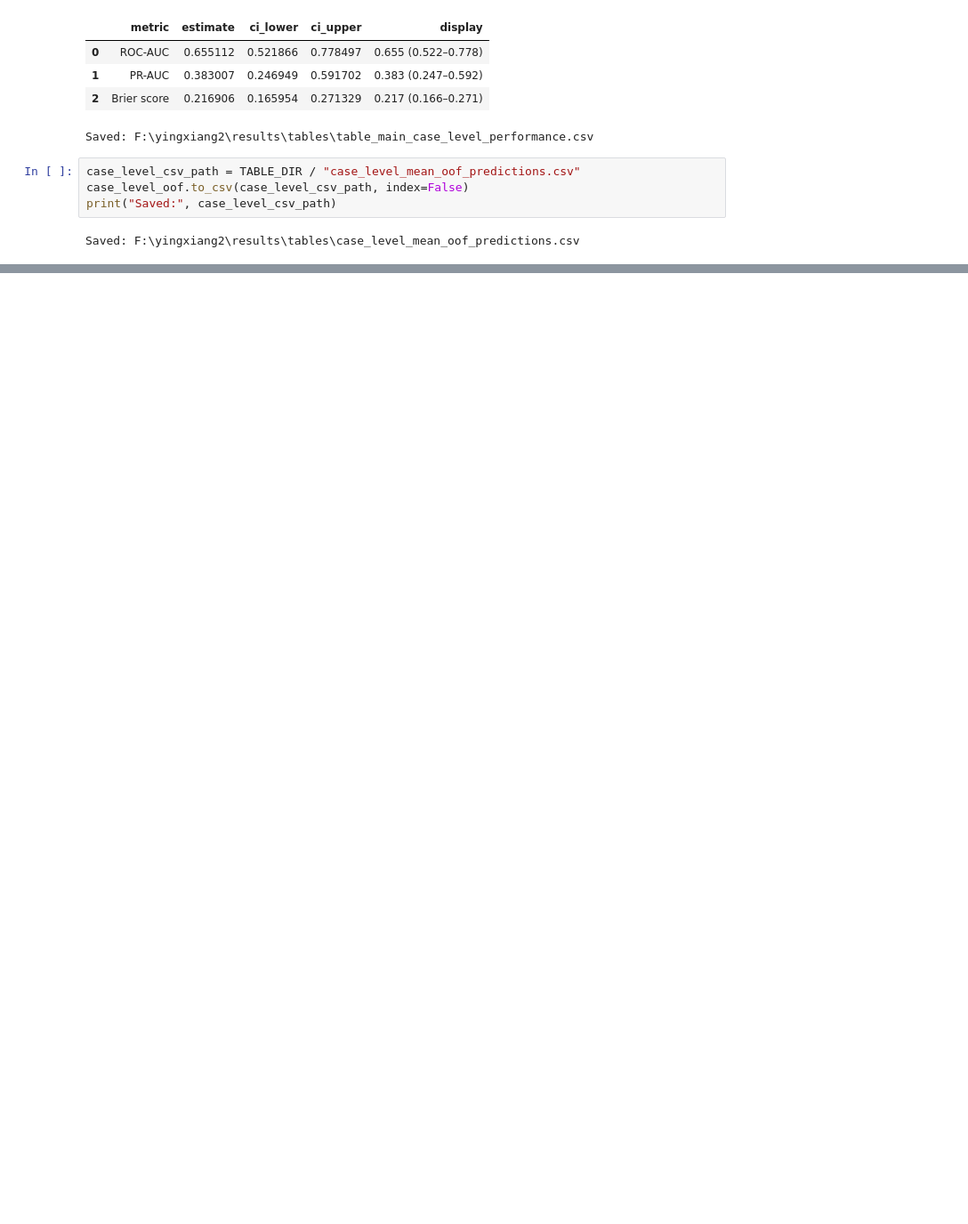
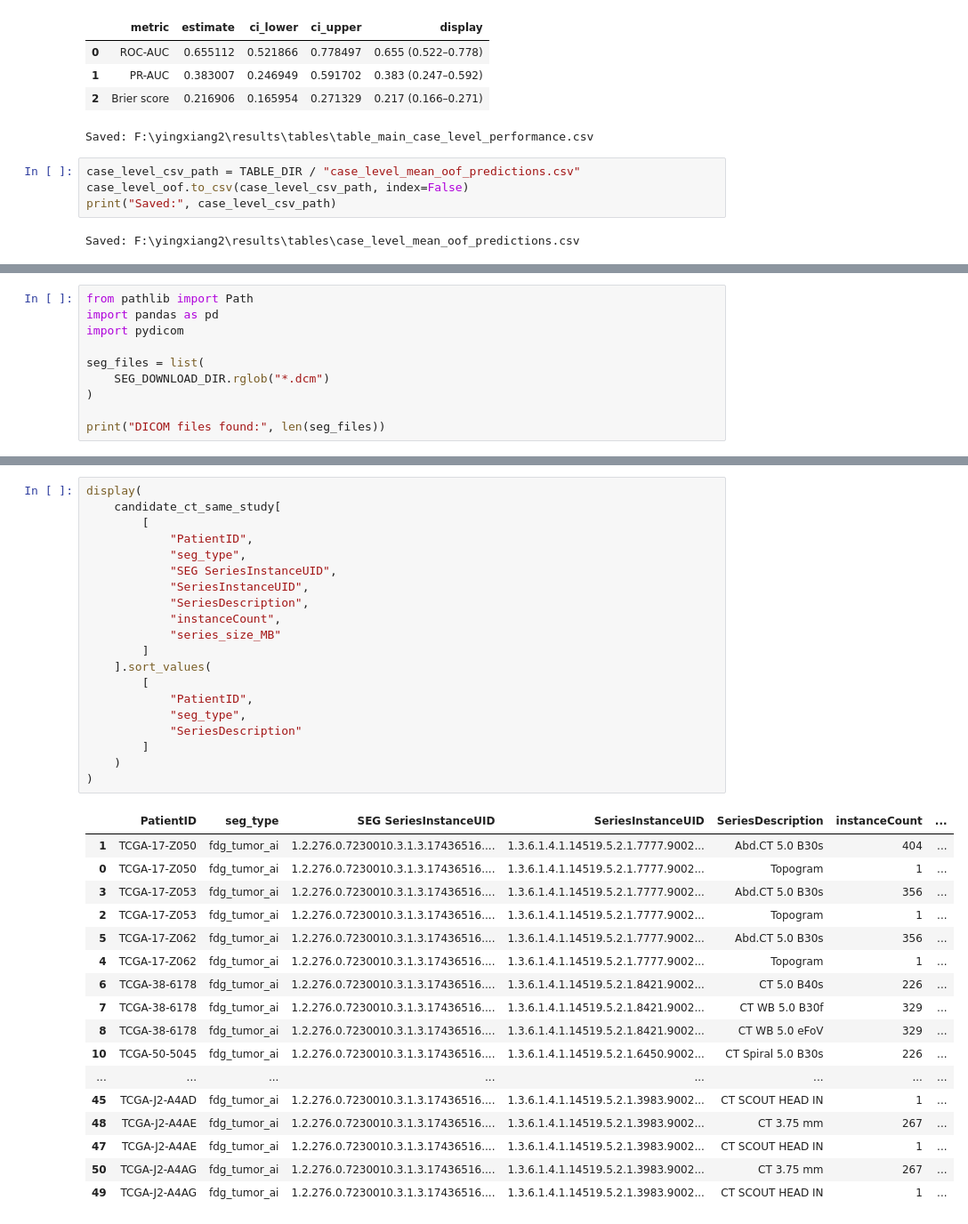
Before and after one commit to gmail2580369-del/lung2-egfr-radiomics, a Jupyter notebook: notebooks/03_modeling_nested_cv.ipynb, the cells around one changed output, grey strips where cells are left out. Shown at 89% size. Saved outputs shown, nothing was run; the diff lists cells and outputs as text; blank space fills up the shorter version.

```diff
--- a/notebooks/03_modeling_nested_cv.ipynb
+++ b/notebooks/03_modeling_nested_cv.ipynb
@@ -4022,0 +5584,10 @@ Saved: F:\yingxiang2\results\tables\case_level_mean_oof_predictions.csv
+# %%
+from pathlib import Path
+import pandas as pd
+import pydicom
+
+seg_files = list(
+    SEG_DOWNLOAD_DIR.rglob("*.dcm")
+)
+
+print("DICOM files found:", len(seg_files))
@@ -4022,0 +6189,38 @@ Saved: F:\yingxiang2\results\tables\case_level_mean_oof_predictions.csv
+# %%
+display(
+    candidate_ct_same_study[
+        [
+            "PatientID",
+            "seg_type",
+            "SEG SeriesInstanceUID",
+            "SeriesInstanceUID",
+            "SeriesDescription",
+            "instanceCount",
+            "series_size_MB"
+        ]
+    ].sort_values(
+        [
+            "PatientID",
+            "seg_type",
+            "SeriesDescription"
+        ]
+    )
+)
+# %% [output]
+|  | PatientID | seg_type | SEG SeriesInstanceUID | SeriesInstanceUID | SeriesDescription | instanceCount | ... |
+| 1 | TCGA-17-Z050 | fdg_tumor_ai | 1.2.276.0.7230010.3.1.3.17436516.... | 1.3.6.1.4.1.14519.5.2.1.7777.9002... | Abd.CT 5.0 B30s | 404 | ... |
+| 0 | TCGA-17-Z050 | fdg_tumor_ai | 1.2.276.0.7230010.3.1.3.17436516.... | 1.3.6.1.4.1.14519.5.2.1.7777.9002... | Topogram | 1 | ... |
+| 3 | TCGA-17-Z053 | fdg_tumor_ai | 1.2.276.0.7230010.3.1.3.17436516.... | 1.3.6.1.4.1.14519.5.2.1.7777.9002... | Abd.CT 5.0 B30s | 356 | ... |
+| 2 | TCGA-17-Z053 | fdg_tumor_ai | 1.2.276.0.7230010.3.1.3.17436516.... | 1.3.6.1.4.1.14519.5.2.1.7777.9002... | Topogram | 1 | ... |
+| 5 | TCGA-17-Z062 | fdg_tumor_ai | 1.2.276.0.7230010.3.1.3.17436516.... | 1.3.6.1.4.1.14519.5.2.1.7777.9002... | Abd.CT 5.0 B30s | 356 | ... |
+| 4 | TCGA-17-Z062 | fdg_tumor_ai | 1.2.276.0.7230010.3.1.3.17436516.... | 1.3.6.1.4.1.14519.5.2.1.7777.9002... | Topogram | 1 | ... |
+| 6 | TCGA-38-6178 | fdg_tumor_ai | 1.2.276.0.7230010.3.1.3.17436516.... | 1.3.6.1.4.1.14519.5.2.1.8421.9002... | CT 5.0 B40s | 226 | ... |
+| 7 | TCGA-38-6178 | fdg_tumor_ai | 1.2.276.0.7230010.3.1.3.17436516.... | 1.3.6.1.4.1.14519.5.2.1.8421.9002... | CT WB 5.0 B30f | 329 | ... |
+| 8 | TCGA-38-6178 | fdg_tumor_ai | 1.2.276.0.7230010.3.1.3.17436516.... | 1.3.6.1.4.1.14519.5.2.1.8421.9002... | CT WB 5.0 eFoV | 329 | ... |
+| 10 | TCGA-50-5045 | fdg_tumor_ai | 1.2.276.0.7230010.3.1.3.17436516.... | 1.3.6.1.4.1.14519.5.2.1.6450.9002... | CT Spiral 5.0 B30s | 226 | ... |
+| ... | ... | ... | ... | ... | ... | ... | ... |
+| 45 | TCGA-J2-A4AD | fdg_tumor_ai | 1.2.276.0.7230010.3.1.3.17436516.... | 1.3.6.1.4.1.14519.5.2.1.3983.9002... | CT SCOUT HEAD IN | 1 | ... |
+| 48 | TCGA-J2-A4AE | fdg_tumor_ai | 1.2.276.0.7230010.3.1.3.17436516.... | 1.3.6.1.4.1.14519.5.2.1.3983.9002... | CT 3.75 mm | 267 | ... |
+| 47 | TCGA-J2-A4AE | fdg_tumor_ai | 1.2.276.0.7230010.3.1.3.17436516.... | 1.3.6.1.4.1.14519.5.2.1.3983.9002... | CT SCOUT HEAD IN | 1 | ... |
+| 50 | TCGA-J2-A4AG | fdg_tumor_ai | 1.2.276.0.7230010.3.1.3.17436516.... | 1.3.6.1.4.1.14519.5.2.1.3983.9002... | CT 3.75 mm | 267 | ... |
+| 49 | TCGA-J2-A4AG | fdg_tumor_ai | 1.2.276.0.7230010.3.1.3.17436516.... | 1.3.6.1.4.1.14519.5.2.1.3983.9002... | CT SCOUT HEAD IN | 1 | ... |
```
Also changed, not shown: parts of 58 cells of this notebook, 10 other files.
